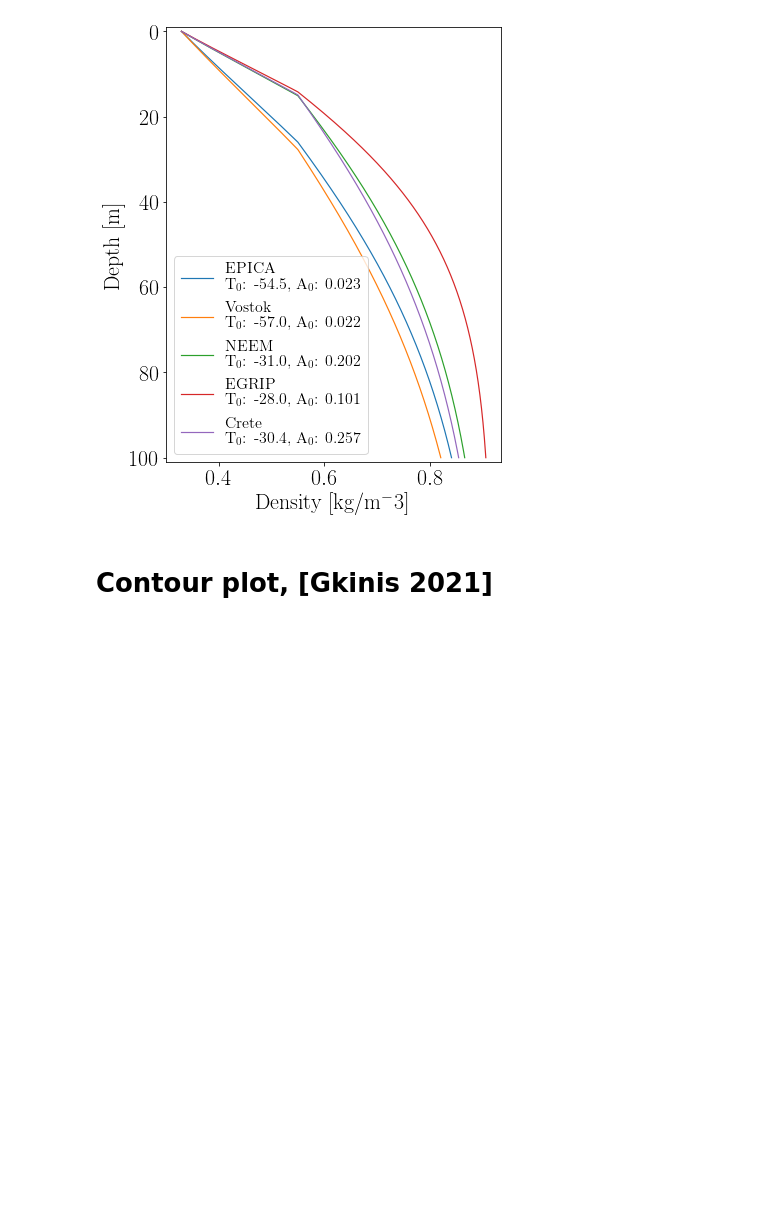
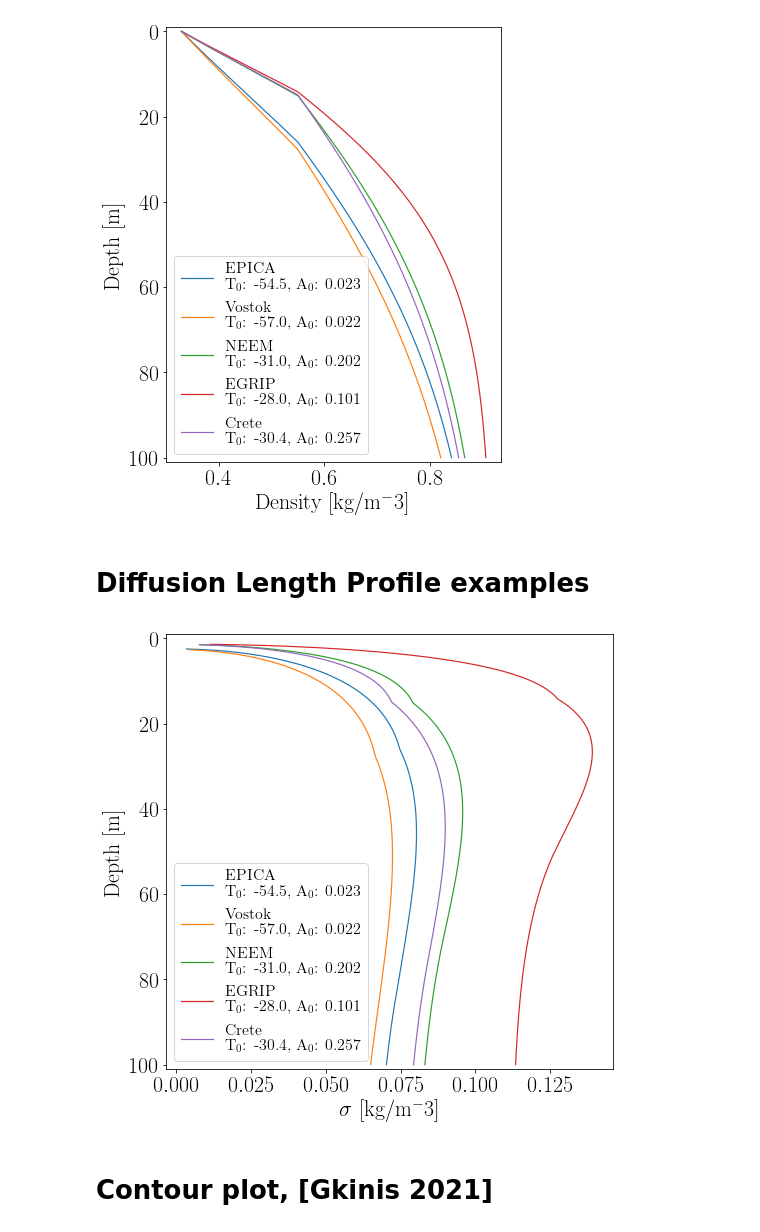
Before and after one commit to TheaQG/AWI_Bcores_Analysis, a Jupyter notebook: Code_For_Figures/Figures2_IceTheory.ipynb, the cells around one changed output. Cells and saved outputs as stored; diff of their text form; code cells hidden in the pictures; blank space fills up the shorter version.

Commit message:
Created new figures

```diff
--- a/Code_For_Figures/Figures2_IceTheory.ipynb
+++ b/Code_For_Figures/Figures2_IceTheory.ipynb
@@ -95,3 +91,5 @@ if saveFigs:
     fig.savefig('../../WrittenWork/Figures/'+'DensProf_Examples.eps', bbox_inches='tight')
 # %% [output]
 [figure]
+# %% [markdown]
+# Diffusion Length Profile examples
@@ -98,3 +102,41 @@ if saveFigs:
+# %%
+sigmaInst = DiffusionLength(P = 0.75, rho_surf = 350.0, f0 = 1, f1 = 1)
+
+i = 0
+
+sigmas = []
+zs = []
+for model in models:
+    HL_model = model
+    rhos = 1000*HL_model['rhoHL']
+    depths = HL_model['z']
+
+
+    _, sigma_o18_analyt, _ = sigmaInst.analytical_HL(rhos, T = T0s[i], accum = A0s[i])
+    sigma_o18_analytNew = sigma_o18_analyt[sigma_o18_analyt != 0]
+    zNew = depths[sigma_o18_analyt != 0]
+    sigmas.append(sigma_o18_analytNew)
+    zs.append(zNew)
+    i += 1
+# %%
+saveFigs = True
+# %%
+fig, ax = plt.subplots(figsize=(8,8))
+
+ax.set_ylim((101,-1))
+ax.set(xlabel = '$\sigma$ [kg/m$^-3$]', ylabel = 'Depth [m]')
+
+for i in range(len(sigmas)):
+    ax.plot(sigmas[i], zs[i], lw = 1.2, label = sites[i]+f'\nT$_0$: {T0s[i]-273.15:.1f}, A$_0$: {A0s[i]:.3f}')
+
+#ax.axhline(zCr, lw = 1, ls = '--', c = 'k')
+#ax.axvline(0.55, lw = 1, ls = '-.', c = 'k')
+ax.legend(fontsize=16)
+
+if saveFigs:
+    fig.savefig('../../WrittenWork/Figures/'+'DiffProf_Examples.png', bbox_inches='tight')
+# %% [output]
+[figure, added]
 # %% [markdown]
 # Contour plot, [Gkinis 2021]
 # %% [markdown]
```
Also changed, not shown: parts of 2 cells of this notebook.
